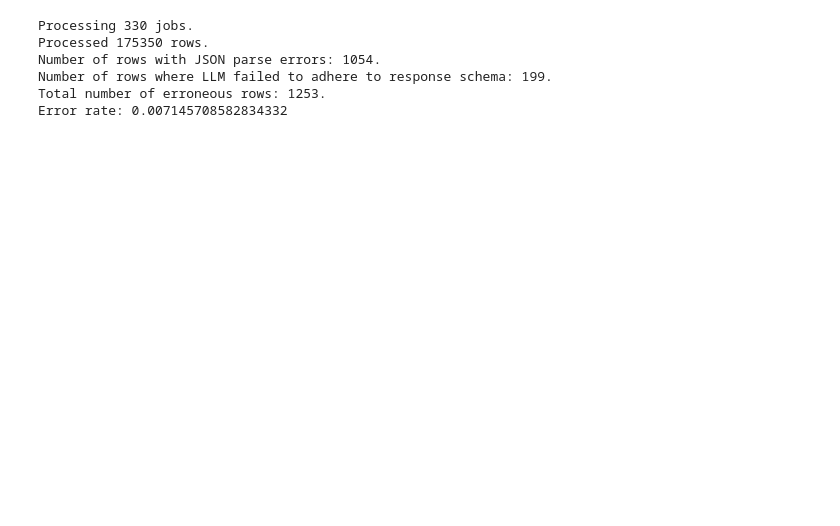
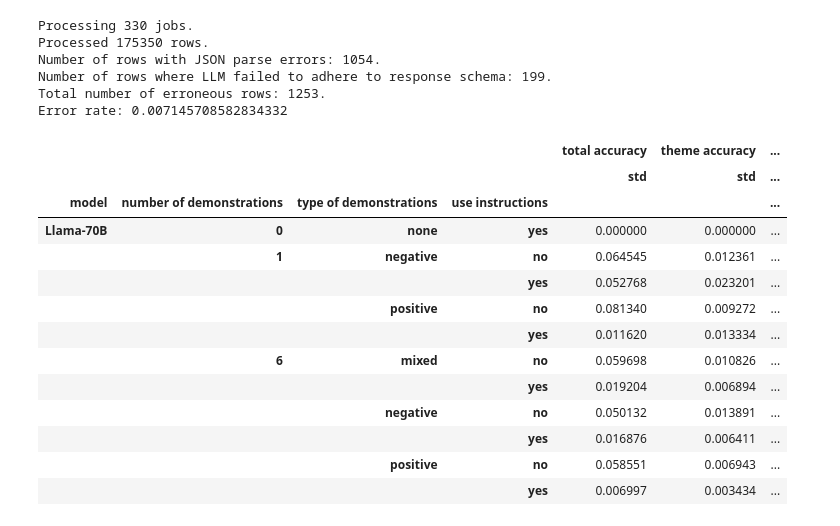
Before and after one commit to AleksiKaa/mscthesis, a Jupyter notebook: src/notebooks/results/aggregate_results_metrics.ipynb, the cells around one changed output. Drawn from its saved outputs; the diff is of its cells as text; code cells hidden in the pictures; blank space fills up the shorter version.

```diff
--- a/src/notebooks/results/aggregate_results_metrics.ipynb
+++ b/src/notebooks/results/aggregate_results_metrics.ipynb
@@ -141,15 +141,35 @@ Error rate: 0.007145708582834332
 # %%
 agg = aggregate_results(res, ["model", "number_of_demonstrations", "type_of_demonstrations", "use_instructions"], cols[4:])
 
 # Drop count
 #agg2 = agg2.loc[idx[use_models, :, :, :], (["theme_f1", "topic_f1", "concept_f1"], ["mean"])]
 agg = format_table(agg)
 
 #agg2
 # Highlight max values for each column in model group
 #agg2.style.apply(bold_extreme_values, axis=0)
 #print(agg2.style.apply(bold_extreme_values, axis=0).to_latex())
 #print(agg2.to_latex(escape=True, sparsify=True, float_format="%.3f"))
+
+pd.options.display.max_columns = None
+pd.options.display.max_rows = None
+
+agg.loc[pd.IndexSlice[['Llama-70B'], :, :, :], (slice(None), ["std"])]
+# %% [output]
+|  |  |  |  | total accuracy | theme accuracy | ... |
+|  |  |  |  | std | std | ... |
+| model | number of demonstrations | type of demonstrations | use instructions |  |  | ... |
+| Llama-70B | 0 | none | yes | 0.000000 | 0.000000 | ... |
+|  | 1 | negative | no | 0.064545 | 0.012361 | ... |
+|  |  |  | yes | 0.052768 | 0.023201 | ... |
+|  |  | positive | no | 0.081340 | 0.009272 | ... |
+|  |  |  | yes | 0.011620 | 0.013334 | ... |
+|  | 6 | mixed | no | 0.059698 | 0.010826 | ... |
+|  |  |  | yes | 0.019204 | 0.006894 | ... |
+|  |  | negative | no | 0.050132 | 0.013891 | ... |
+|  |  |  | yes | 0.016876 | 0.006411 | ... |
+|  |  | positive | no | 0.058551 | 0.006943 | ... |
+|  |  |  | yes | 0.006997 | 0.003434 | ... |
 # %%
 flattened = agg.copy()
 
```
Also changed, not shown: parts of 1 cell of this notebook, 2 other files.
